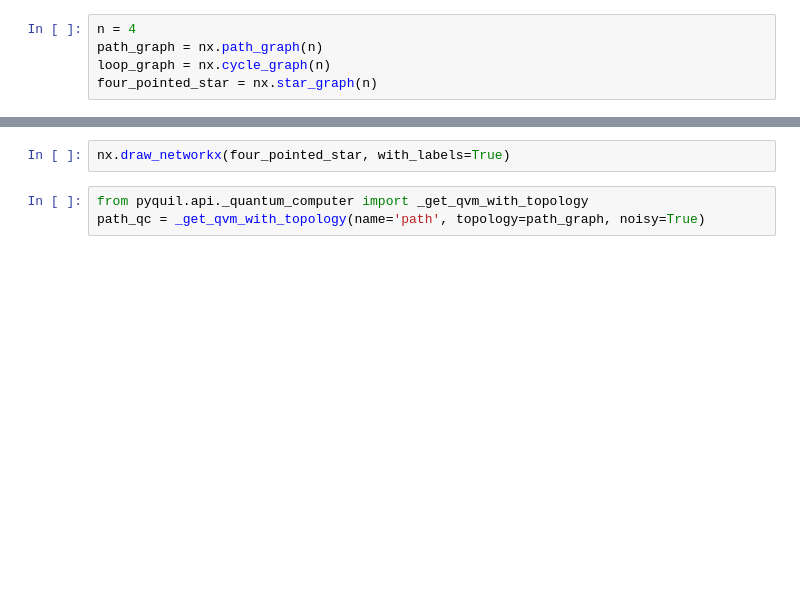
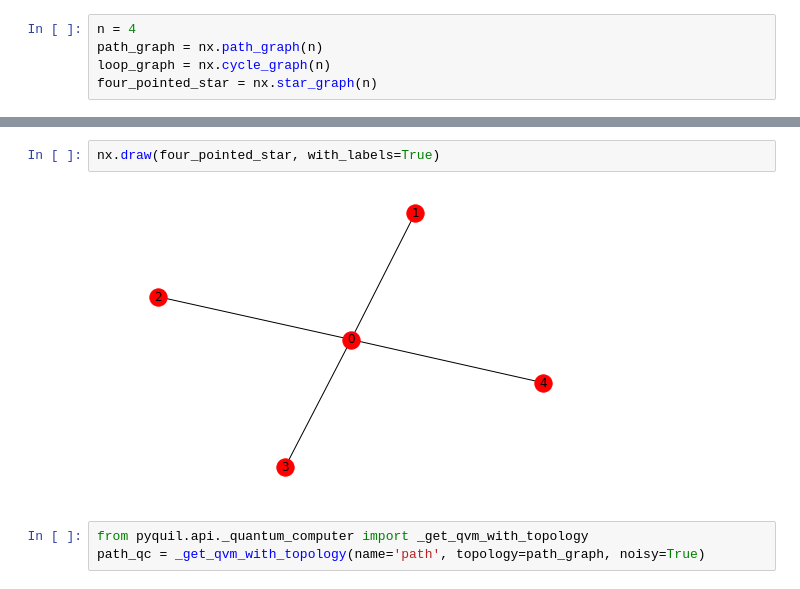
Before and after one commit to rigetti/forest-benchmarking, a Jupyter notebook: examples/quantum_volume.ipynb, the cells around one changed output, grey strips where cells are left out. Drawn from its saved outputs; the diff is of its cells as text; blank space fills up the shorter version.

```diff
--- a/examples/quantum_volume.ipynb
+++ b/examples/quantum_volume.ipynb
@@ -121,5 +138,7 @@ nx.draw_networkx(loop_graph, with_labels=True)
 # %%
-nx.draw_networkx(four_pointed_star, with_labels=True)
+nx.draw(four_pointed_star, with_labels=True)
+# %% [output]
+[figure, added]
 # %%
 from pyquil.api._quantum_computer import _get_qvm_with_topology
 path_qc = _get_qvm_with_topology(name='path', topology=path_graph, noisy=True)
```
Also changed, not shown: parts of 23 cells of this notebook.
